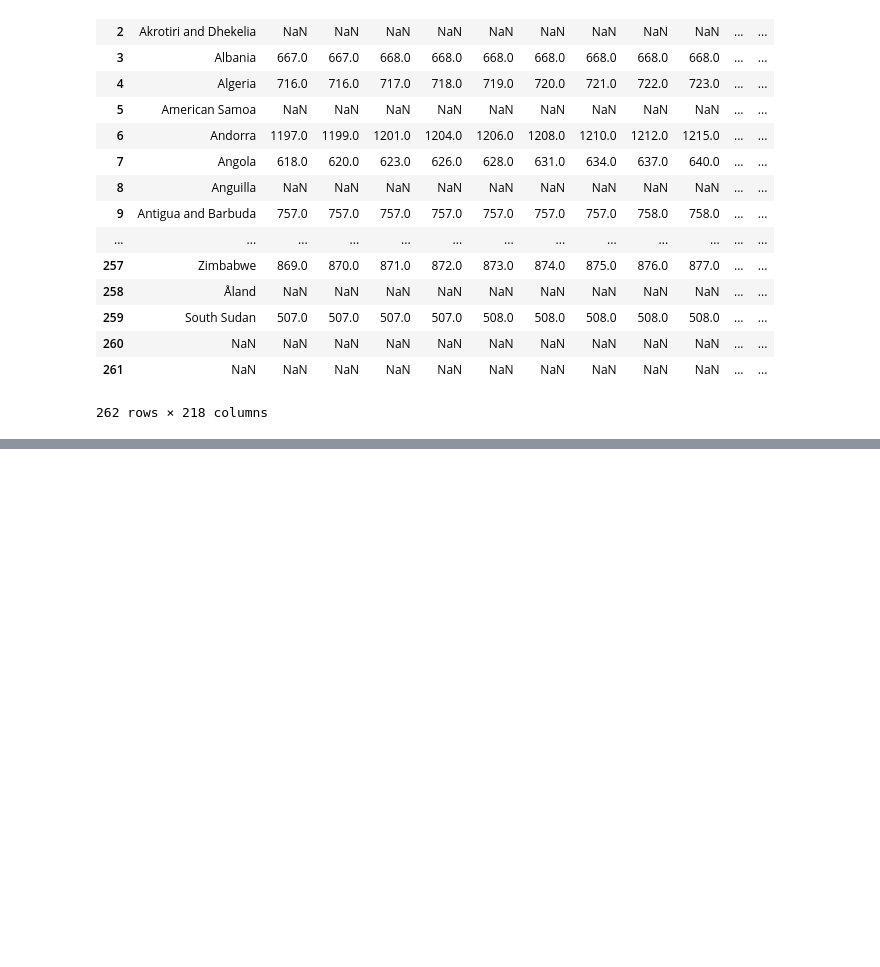
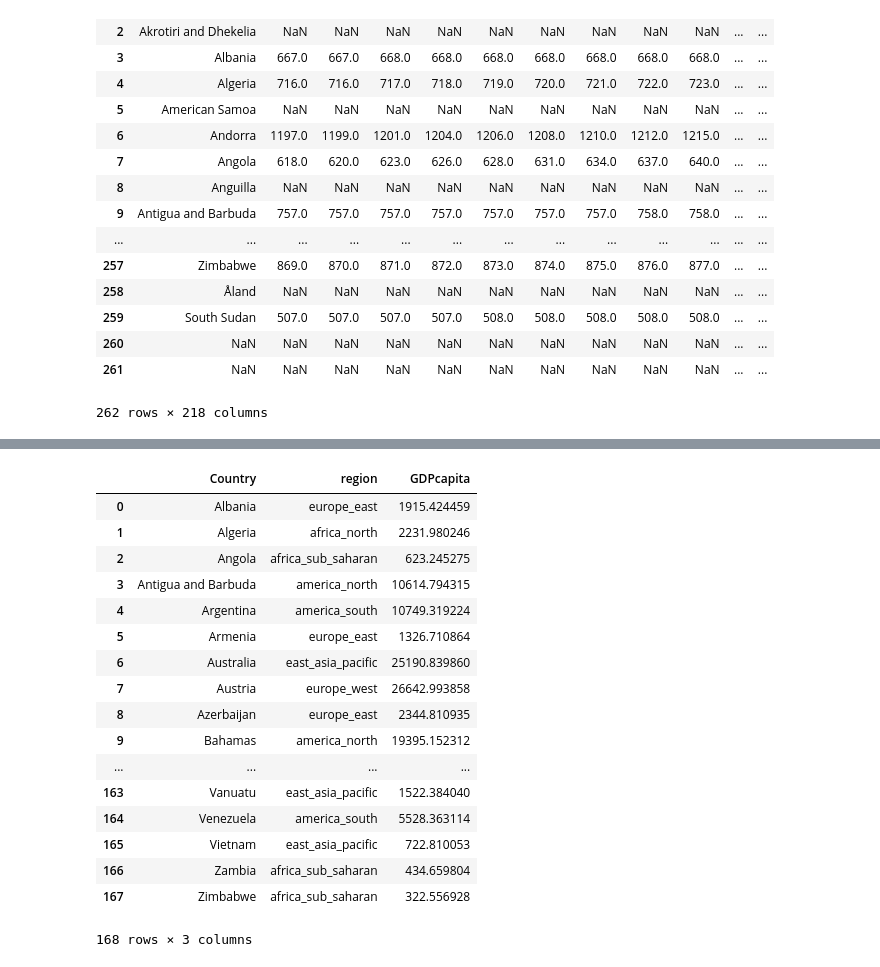
Before and after one commit to GabrielaGiosa/Projeto1, a Jupyter notebook: Projeto 1 - Gabriela Choichit Giosa.ipynb, the cells around one changed output, grey strips where cells are left out. Drawn from its saved outputs; the diff is of its cells as text; code cells hidden in the pictures; blank space fills up the shorter version.

```diff
--- a/Projeto 1 - Gabriela Choichit Giosa.ipynb
+++ b/Projeto 1 - Gabriela Choichit Giosa.ipynb
@@ -137,0 +101,23 @@ dados2[dados2.Region=='WESTERN EUROPE']
+# %%
+Paises = Dados_regiao.loc[:, ["Country", "region", "GDPcapita"]]
+# %%
+Paises
+# %% [output]
+|  | Country | region | GDPcapita |
+| 0 | Albania | europe_east | 1915.424459 |
+| 1 | Algeria | africa_north | 2231.980246 |
+| 2 | Angola | africa_sub_saharan | 623.245275 |
+| 3 | Antigua and Barbuda | america_north | 10614.794315 |
+| 4 | Argentina | america_south | 10749.319224 |
+| 5 | Armenia | europe_east | 1326.710864 |
+| 6 | Australia | east_asia_pacific | 25190.839860 |
+| 7 | Austria | europe_west | 26642.993858 |
+| 8 | Azerbaijan | europe_east | 2344.810935 |
+| 9 | Bahamas | america_north | 19395.152312 |
+| ... | ... | ... | ... |
+| 163 | Vanuatu | east_asia_pacific | 1522.384040 |
+| 164 | Venezuela | america_south | 5528.363114 |
+| 165 | Vietnam | east_asia_pacific | 722.810053 |
+| 166 | Zambia | africa_sub_saharan | 434.659804 |
+| 167 | Zimbabwe | africa_sub_saharan | 322.556928 |
+168 rows × 3 columns
```
Also changed, not shown: parts of 12 cells of this notebook, 1 other file.
